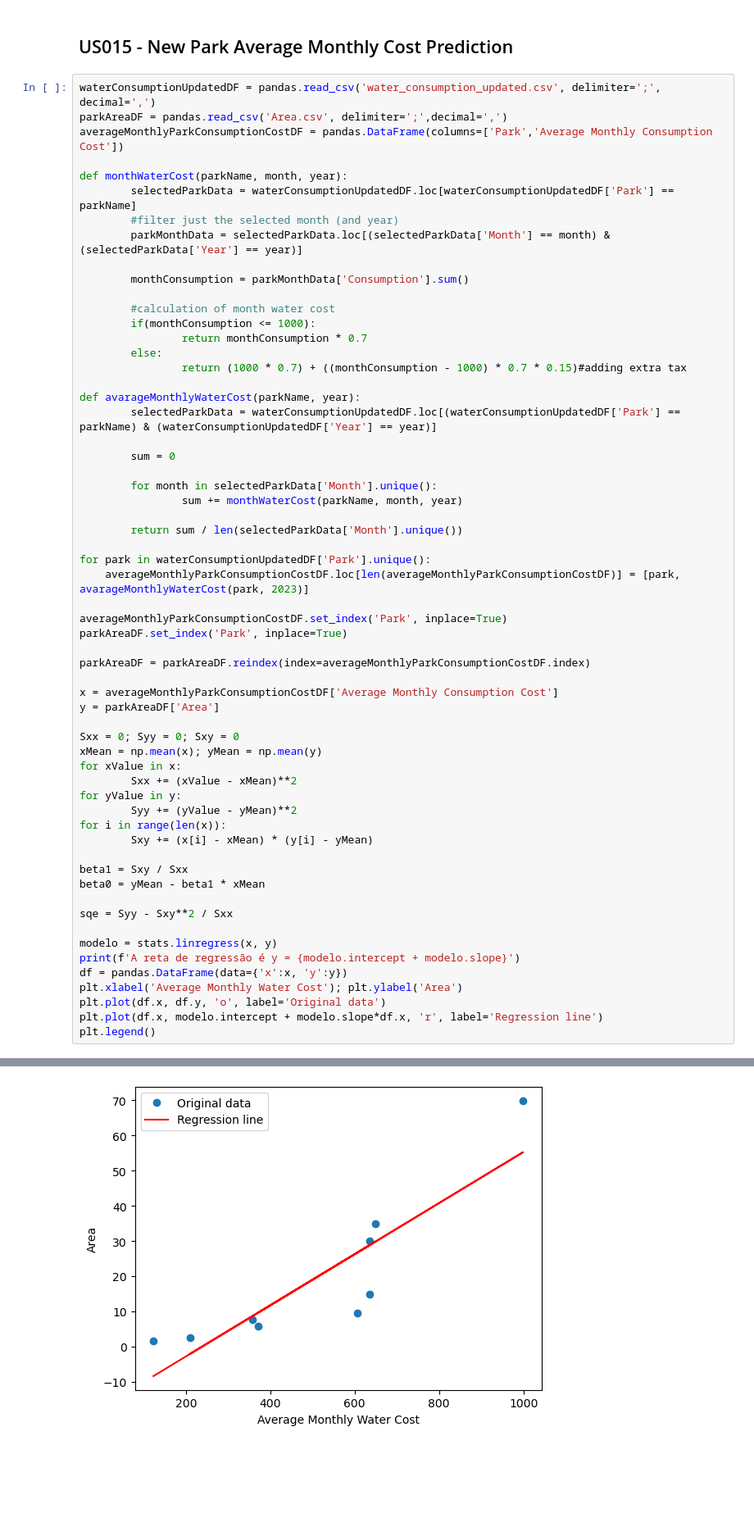
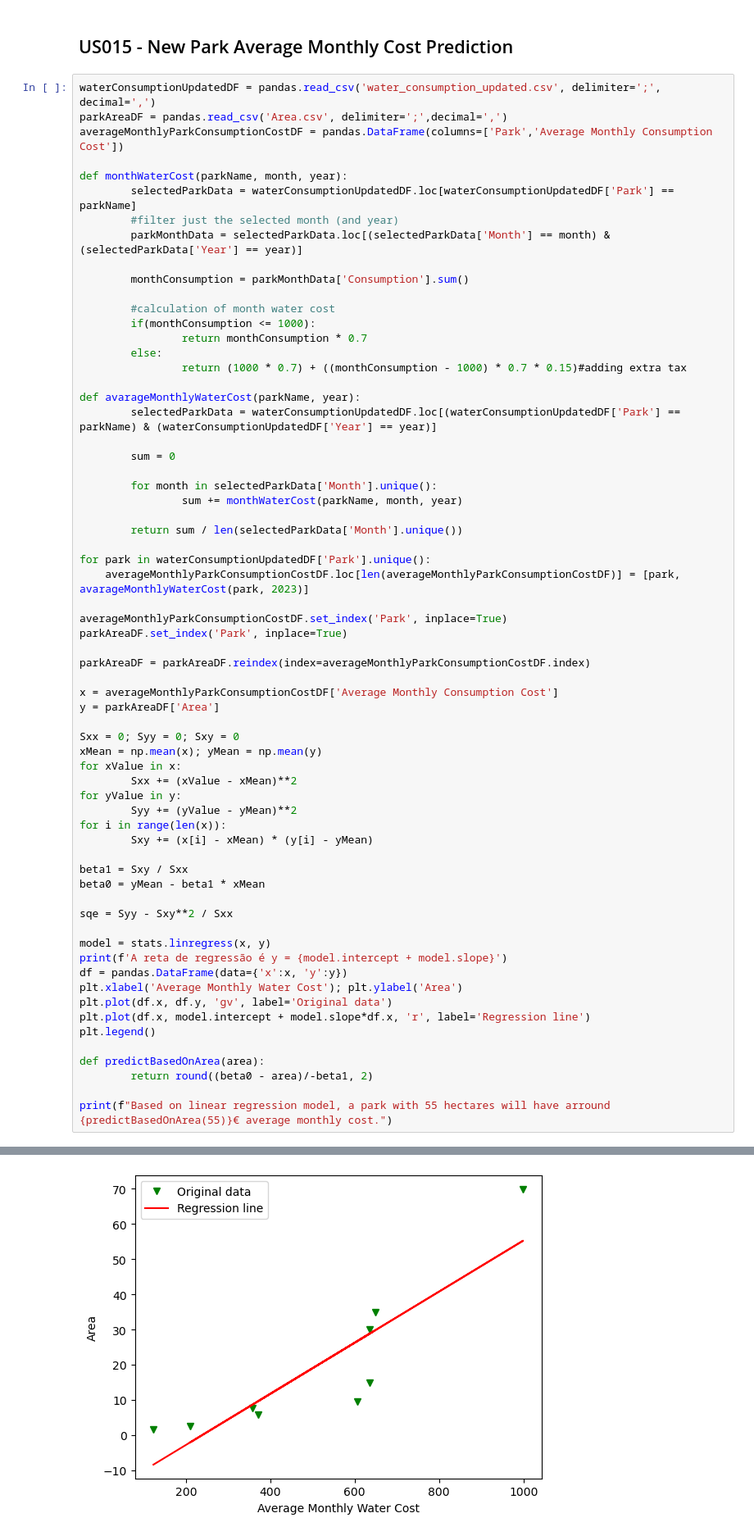
Before and after one commit to Departamento-de-Engenharia-Informatica/lei-24-s2-1dkl-g134, a Jupyter notebook: MATCP Deliverables/MATCP-US-Solutions.ipynb, the cells around one changed output, grey strips where cells are left out. Shown at 82% size. Cells and saved outputs as stored; diff of their text form; blank space fills up the shorter version.

```diff
--- a/MATCP Deliverables/MATCP-US-Solutions.ipynb
+++ b/MATCP Deliverables/MATCP-US-Solutions.ipynb
@@ -332,12 +336,17 @@ beta0 = yMean - beta1 * xMean
 
 sqe = Syy - Sxy**2 / Sxx
 
-modelo = stats.linregress(x, y)
-print(f'A reta de regressão é y = {modelo.intercept + modelo.slope}')
+model = stats.linregress(x, y)
+print(f'A reta de regressão é y = {model.intercept + model.slope}')
 df = pandas.DataFrame(data={'x':x, 'y':y})
 plt.xlabel('Average Monthly Water Cost'); plt.ylabel('Area')
-plt.plot(df.x, df.y, 'o', label='Original data')
-plt.plot(df.x, modelo.intercept + modelo.slope*df.x, 'r', label='Regression line')
+plt.plot(df.x, df.y, 'gv', label='Original data')
+plt.plot(df.x, model.intercept + model.slope*df.x, 'r', label='Regression line')
 plt.legend()
+
+def predictBasedOnArea(area):
+        return round((beta0 - area)/-beta1, 2)
+
+print(f"Based on linear regression model, a park with 55 hectares will have arround {predictBasedOnArea(55)}€ average monthly cost.")
 # %% [output]
 A reta de regressão é y = -17.256941937755276
@@ -345 +354 @@ A reta de regressão é y = -17.256941937755276
-[figure, old version]
+[figure, new version]
```
Also changed, not shown: parts of 5 cells of this notebook, 1 other file.
